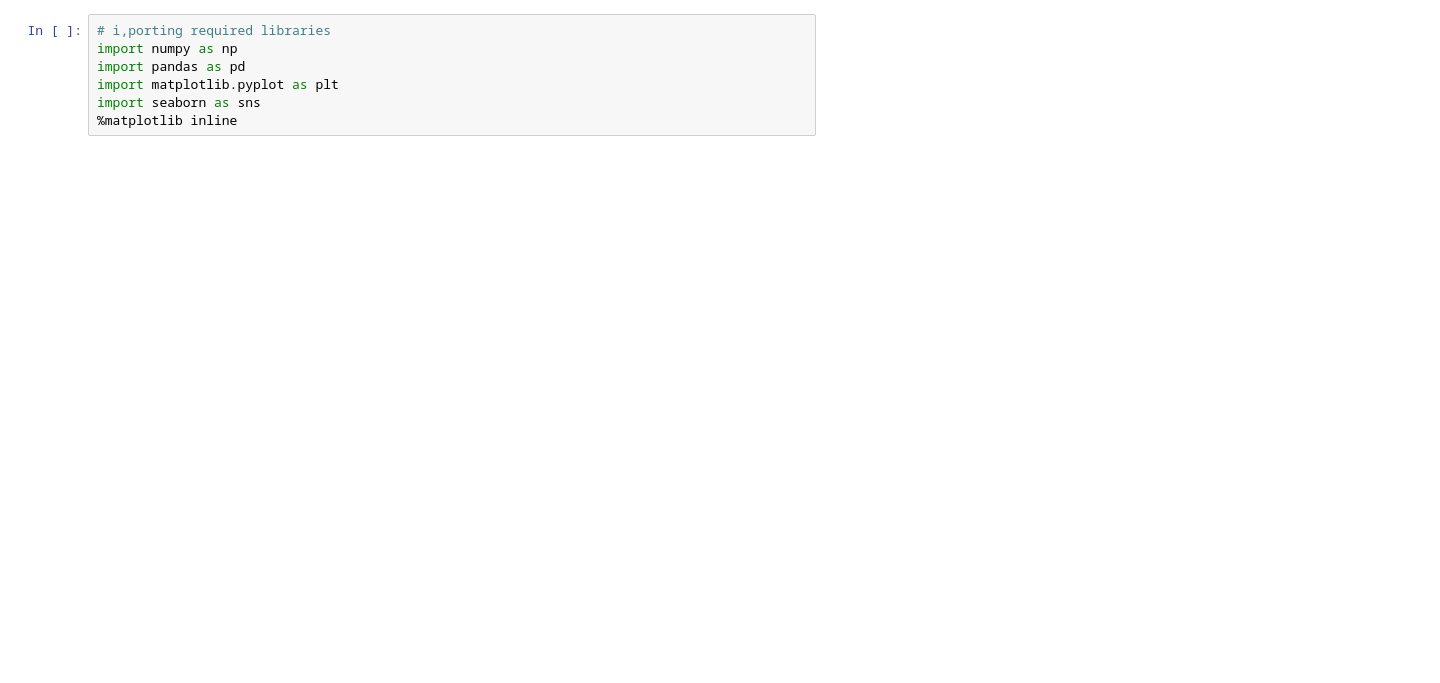
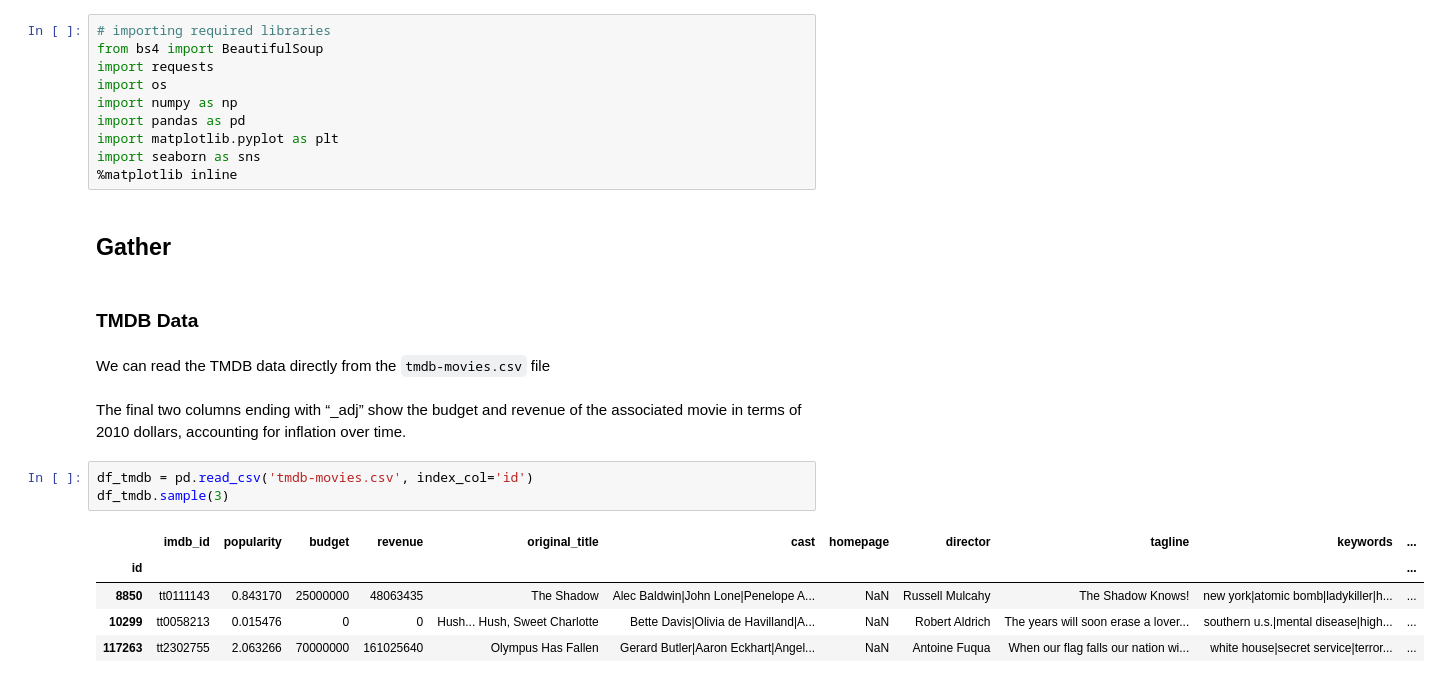
Before and after one commit to omarbassam88/tmdb-movies, a Jupyter notebook: tmdb_wrangle.ipynb, the cells around one changed output. Drawn from its saved outputs; the diff is of its cells as text; blank space fills up the shorter version.

```diff
--- a/tmdb_wrangle.ipynb
+++ b/tmdb_wrangle.ipynb
@@ -1,7 +23,27 @@
 # %%
-# i,porting required libraries
+# importing required libraries
+from bs4 import BeautifulSoup
+import requests
+import os
 import numpy as np
 import pandas as pd
 import matplotlib.pyplot as plt
 import seaborn as sns
 %matplotlib inline
+# %% [markdown]
+## Gather
+# %% [markdown]
+### TMDB Data
+# %% [markdown]
+We can read the TMDB data directly from the `tmdb-movies.csv` file
+# %% [markdown]
+The final two columns ending with “_adj” show the budget and revenue of the associated movie in terms of 2010 dollars, accounting for inflation over time.
+# %%
+df_tmdb = pd.read_csv('tmdb-movies.csv', index_col='id')
+df_tmdb.sample(3)
+# %% [output]
+|  | imdb_id | popularity | budget | revenue | original_title | cast | homepage | director | tagline | keywords | ... |
+| id |  |  |  |  |  |  |  |  |  |  | ... |
+| 8850 | tt0111143 | 0.843170 | 25000000 | 48063435 | The Shadow | Alec Baldwin|John Lone|Penelope A... | NaN | Russell Mulcahy | The Shadow Knows! | new york|atomic bomb|ladykiller|h... | ... |
+| 10299 | tt0058213 | 0.015476 | 0 | 0 | Hush... Hush, Sweet Charlotte | Bette Davis|Olivia de Havilland|A... | NaN | Robert Aldrich | The years will soon erase a lover... | southern u.s.|mental disease|high... | ... |
+| 117263 | tt2302755 | 2.063266 | 70000000 | 161025640 | Olympus Has Fallen | Gerard Butler|Aaron Eckhart|Angel... | NaN | Antoine Fuqua | When our flag falls our nation wi... | white house|secret service|terror... | ... |
```
Also changed, not shown: parts of 79 cells of this notebook, 2 other files.
